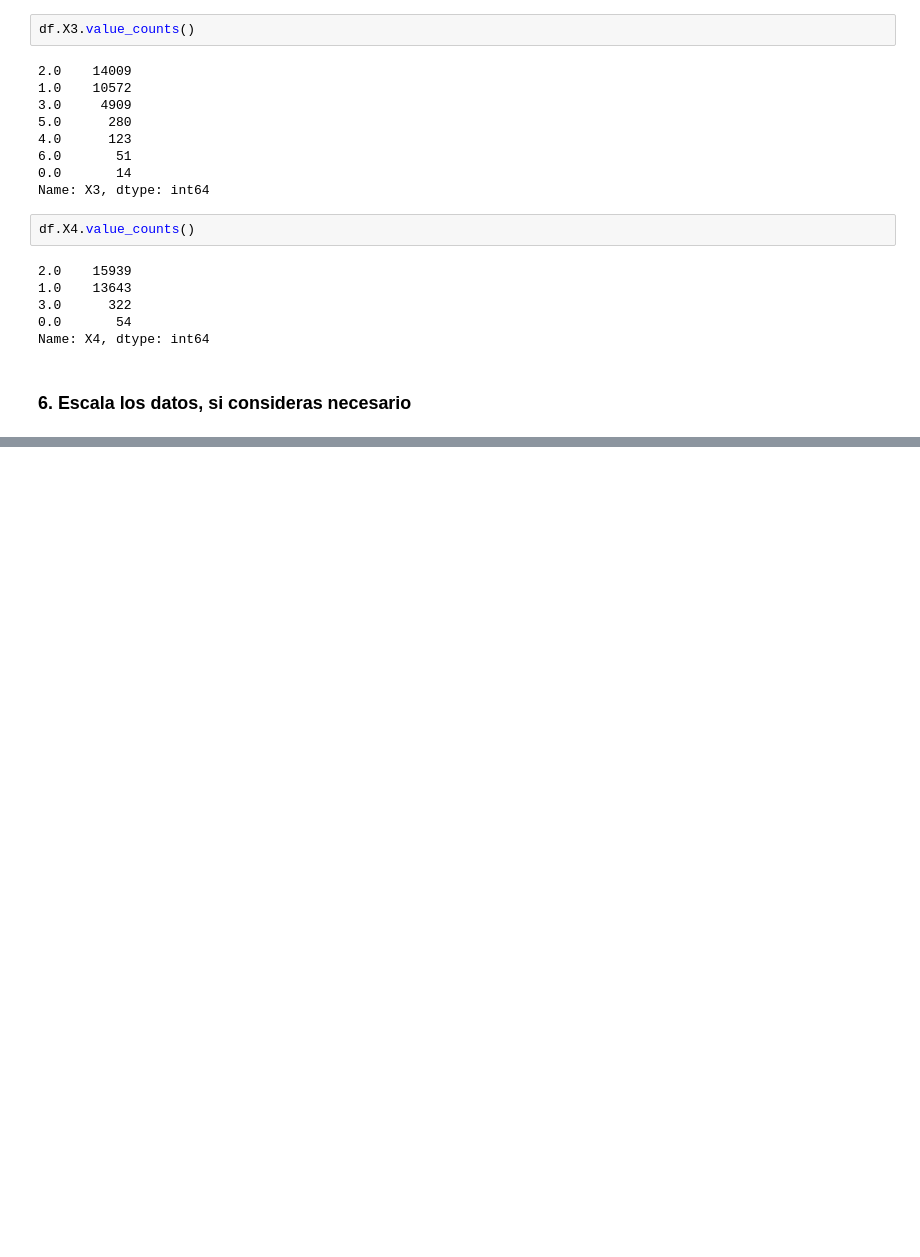
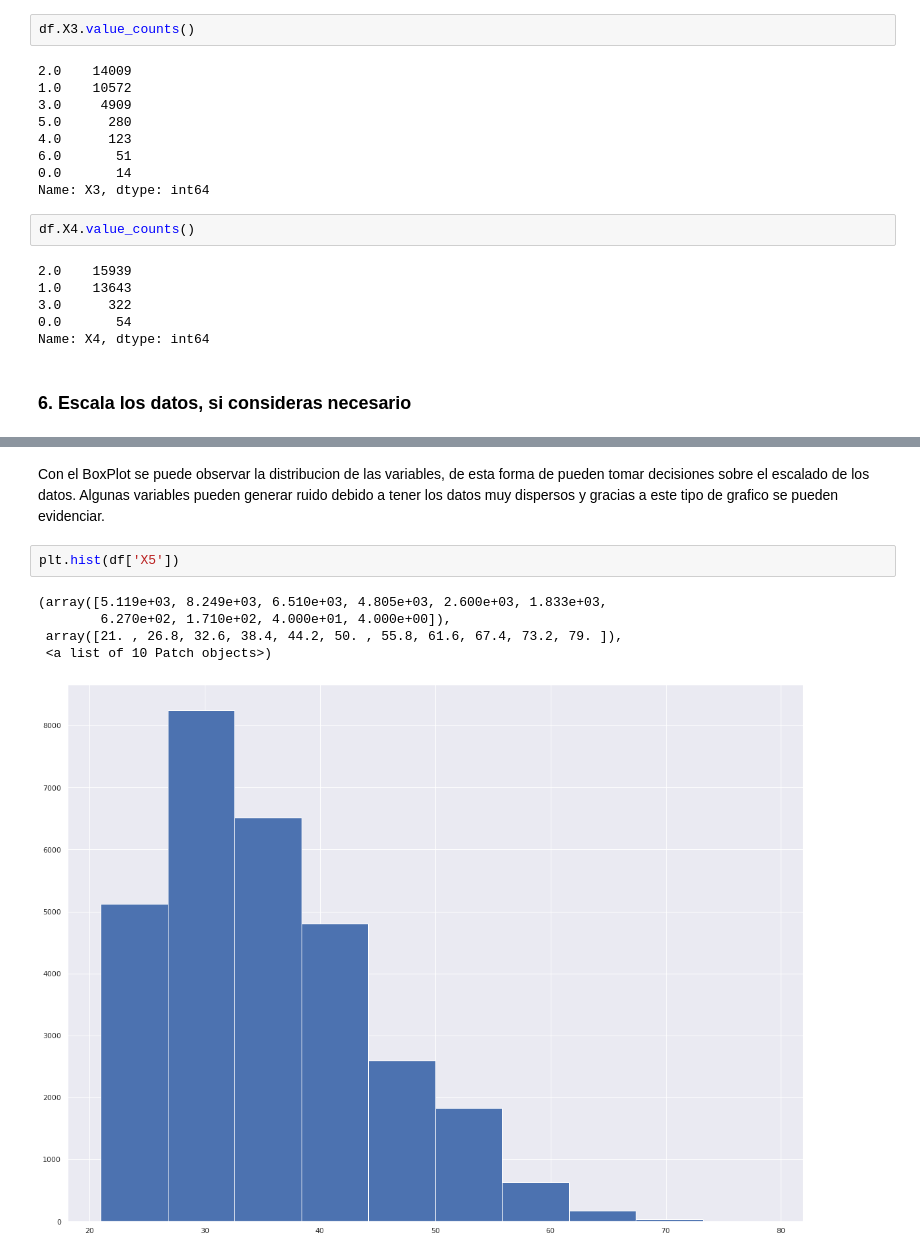
Before and after one commit to PosgradoMNA/actividades-de-aprendizaje-greyngs, a Jupyter notebook: actividad-semana6-visualizacion/actividad-semana6-visualizacion.ipynb, the cells around one changed output, grey strips where cells are left out. Drawn from its saved outputs; the diff is of its cells as text; blank space fills up the shorter version.

```diff
--- a/actividad-semana6-visualizacion/actividad-semana6-visualizacion.ipynb
+++ b/actividad-semana6-visualizacion/actividad-semana6-visualizacion.ipynb
@@ -198,0 +384,11 @@ scaler = StandardScaler()
+# %% [markdown]
+Con el BoxPlot se puede observar la distribucion de las variables, de esta forma de pueden tomar decisiones sobre el escalado de los datos.
+Algunas variables pueden generar ruido debido a tener los datos muy dispersos y gracias a este tipo de grafico se pueden evidenciar.
+# %%
+plt.hist(df['X5'])
+# %% [output]
+(array([5.119e+03, 8.249e+03, 6.510e+03, 4.805e+03, 2.600e+03, 1.833e+03,
+        6.270e+02, 1.710e+02, 4.000e+01, 4.000e+00]),
+ array([21. , 26.8, 32.6, 38.4, 44.2, 50. , 55.8, 61.6, 67.4, 73.2, 79. ]),
+ <a list of 10 Patch objects>)
+[figure, added]
```
Also changed, not shown: parts of 18 cells of this notebook.
